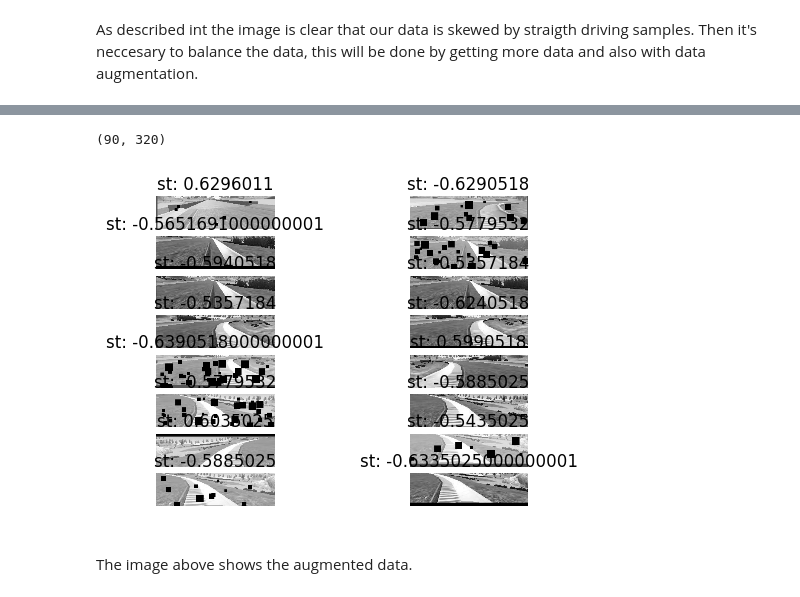
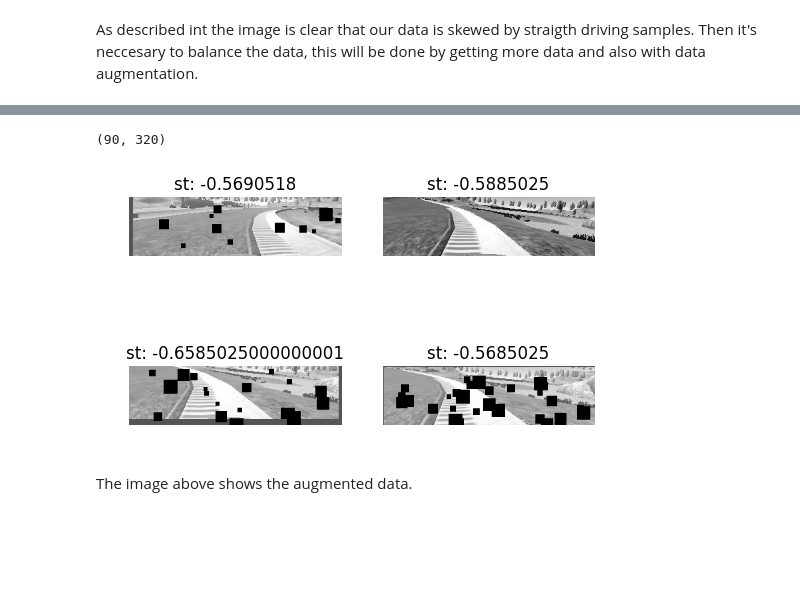
Before and after one commit to yhoazk/CarND-Behavioral-Cloning-P3, a Jupyter notebook: ExploreAndPreprocessData.ipynb, the cells around one changed output, grey strips where cells are left out. Drawn from its saved outputs; the diff is of its cells as text; code cells hidden in the pictures; blank space fills up the shorter version.

```diff
--- a/ExploreAndPreprocessData.ipynb
+++ b/ExploreAndPreprocessData.ipynb
@@ -344,10 +344,10 @@ New postivie images count: 6858.0
 # %%
 l = 330
 
-plot_imgArr(X[l:l+16], label=y[l:l+16], gray=True, n=8) ## Print olny 4 images
+plot_imgArr(X[l:l+4], label=y[l:l+4], gray=True, n=2) ## Print olny 4 images
 # %% [output]
 (90, 320)
-[figure, old version]
+[figure, new version]
 # %% [markdown]
 The image above shows the augmented data.
 # %%
```
Also changed, not shown: parts of 4 cells of this notebook, 4 other files.
